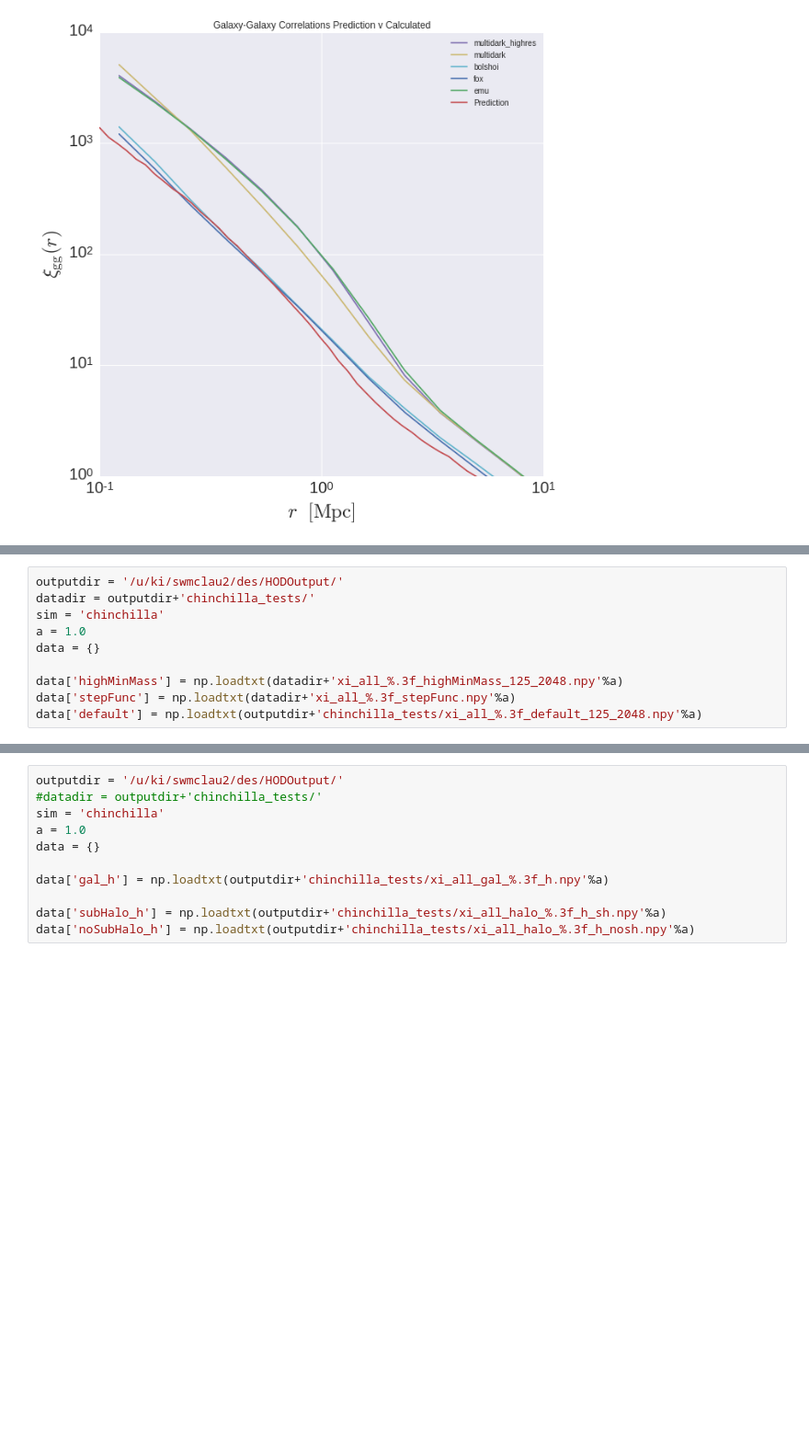
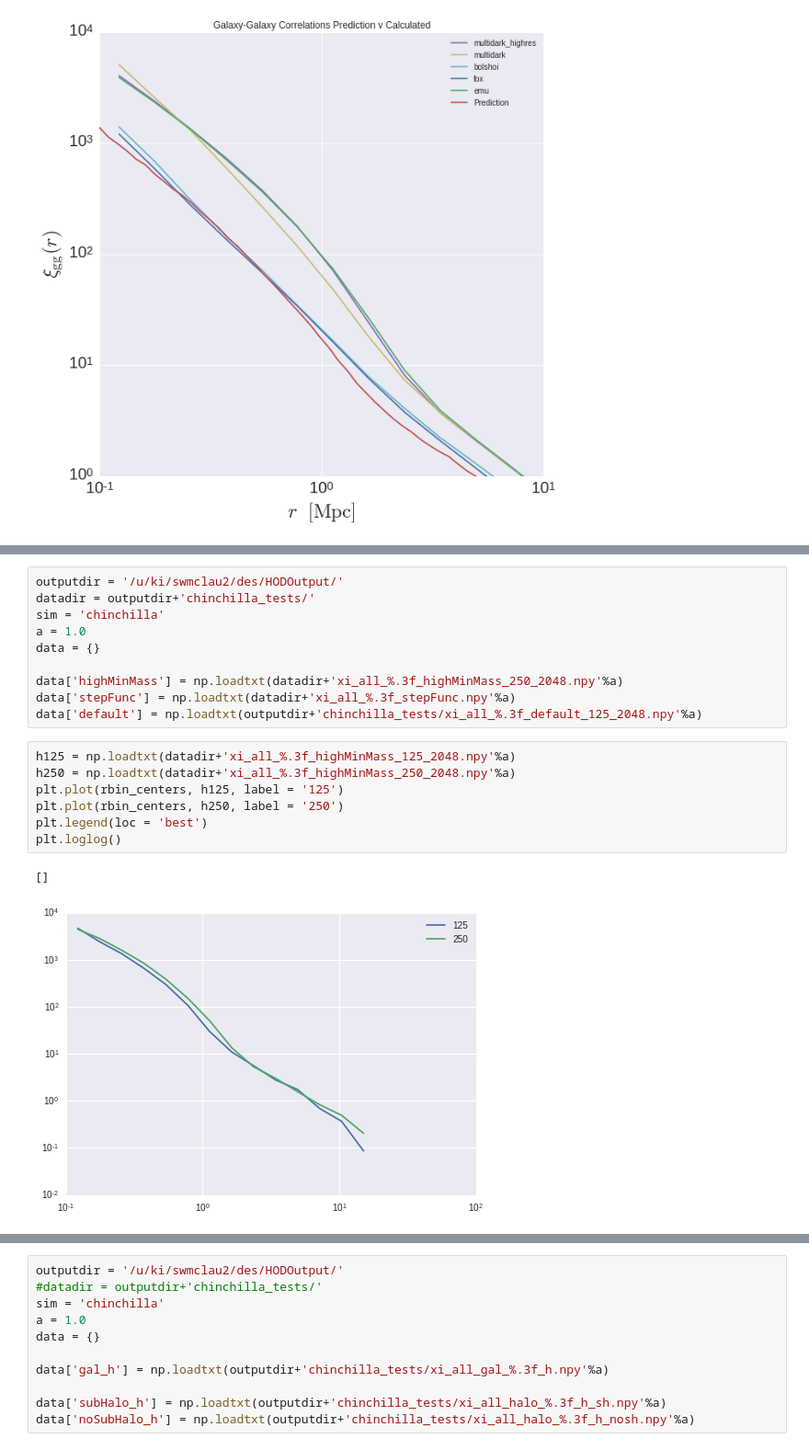
Before and after one commit to mclaughlin6464/HODEmulator, a Jupyter notebook: predictionsVCalculated.ipynb, the cells around one changed output, grey strips where cells are left out. Shown at 92% size. Drawn from its saved outputs; the diff is of its cells as text; blank space fills up the shorter version.

```diff
--- a/predictionsVCalculated.ipynb
+++ b/predictionsVCalculated.ipynb
@@ -146,9 +149,19 @@ sim = 'chinchilla'
 a = 1.0
 data = {}
 
-data['highMinMass'] = np.loadtxt(datadir+'xi_all_%.3f_highMinMass_125_2048.npy'%a)
+data['highMinMass'] = np.loadtxt(datadir+'xi_all_%.3f_highMinMass_250_2048.npy'%a)
 data['stepFunc'] = np.loadtxt(datadir+'xi_all_%.3f_stepFunc.npy'%a)
 data['default'] = np.loadtxt(outputdir+'chinchilla_tests/xi_all_%.3f_default_125_2048.npy'%a)
+# %%
+h125 = np.loadtxt(datadir+'xi_all_%.3f_highMinMass_125_2048.npy'%a)
+h250 = np.loadtxt(datadir+'xi_all_%.3f_highMinMass_250_2048.npy'%a)
+plt.plot(rbin_centers, h125, label = '125')
+plt.plot(rbin_centers, h250, label = '250')
+plt.legend(loc = 'best')
+plt.loglog()
+# %% [output]
+[]
+[figure, added]
 # %%
 predictions = {}
 predictions['highMinMass'] = np.loadtxt(datadir+'halo_model_highMinMass.txt')
```
Also changed, not shown: parts of 6 cells of this notebook, 1 other file.
